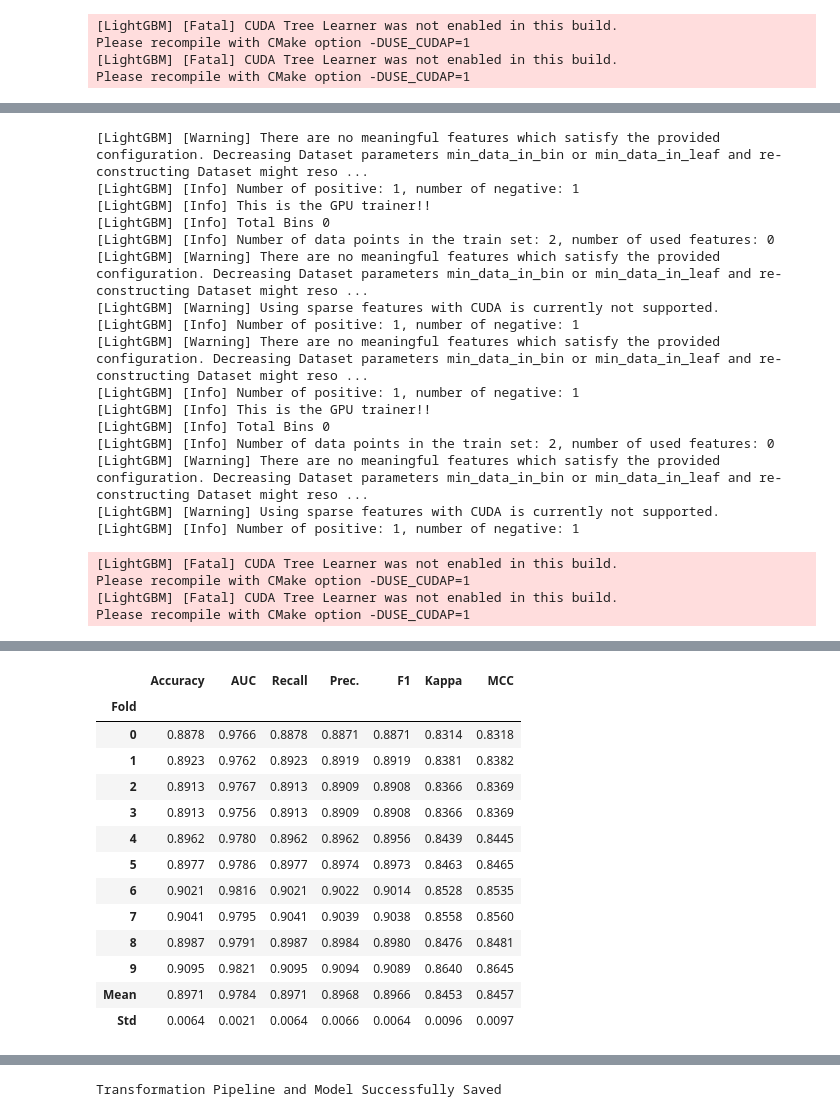
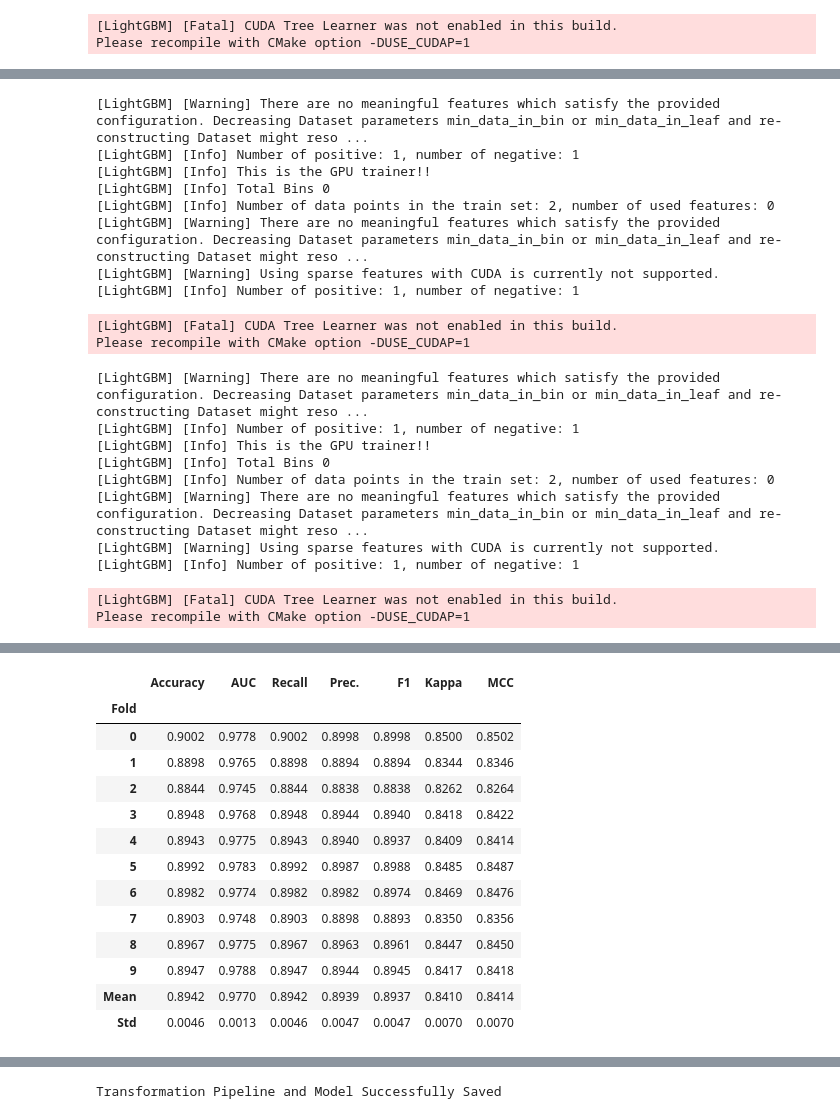
Before and after one commit to henokali1/trdr, a Jupyter notebook: ml/pycaret_classification.ipynb, the cells around one changed output, grey strips where cells are left out. Saved outputs shown, nothing was run; the diff lists cells and outputs as text; code cells hidden in the pictures.

```diff
--- a/ml/pycaret_classification.ipynb
+++ b/ml/pycaret_classification.ipynb
@@ -9,11 +9,11 @@ exp = ClassificationExperiment()
 data = pd.read_csv('../../data/dataset.csv')
 
 # shuffle the DataFrame rows
-data = data.sample(frac = 1)
+# data = data.sample(frac = 1)
 data.head()
 
 s = setup(data, target = 'signal', session_id = 123, use_gpu=True)
-# best = compare_models(include=['lightgbm', 'rf'], exclude=['gbc'])
+# best = compare_models(exclude=['gbc'])
 best = create_model(LGBMClassifier())
 # %% [output]
 [LightGBM] [Warning] There are no meaningful features which satisfy the provided configuration. Decreasing Dataset parameters min_data_in_bin or min_data_in_leaf and re-constructing Dataset might reso ...
@@ -60,7 +54,5 @@ Please recompile with CMake option -DUSE_CUDAP=1
 [LightGBM] [Fatal] CUDA Tree Learner was not enabled in this build.
 Please recompile with CMake option -DUSE_CUDAP=1
-[LightGBM] [Fatal] CUDA Tree Learner was not enabled in this build.
-Please recompile with CMake option -DUSE_CUDAP=1
 |  | Description | Value |
 | 0 | Session id | 123 |
 | 1 | Target | signal |
@@ -81,38 +73,38 @@ Please recompile with CMake option -DUSE_CUDAP=1
 [LightGBM] [Warning] There are no meaningful features which satisfy the provided configuration. Decreasing Dataset parameters min_data_in_bin or min_data_in_leaf and re-constructing Dataset might reso ...
 [LightGBM] [Info] Number of positive: 1, number of negative: 1
 [LightGBM] [Info] This is the GPU trainer!!
 [LightGBM] [Info] Total Bins 0
 [LightGBM] [Info] Number of data points in the train set: 2, number of used features: 0
 [LightGBM] [Warning] There are no meaningful features which satisfy the provided configuration. Decreasing Dataset parameters min_data_in_bin or min_data_in_leaf and re-constructing Dataset might reso ...
 [LightGBM] [Warning] Using sparse features with CUDA is currently not supported.
 [LightGBM] [Info] Number of positive: 1, number of negative: 1
-[LightGBM] [Warning] There are no meaningful features which satisfy the provided configuration. Decreasing Dataset parameters min_data_in_bin or min_data_in_leaf and re-constructing Dataset might reso ...
-[LightGBM] [Info] Number of positive: 1, number of negative: 1
-[LightGBM] [Info] This is the GPU trainer!!
-[LightGBM] [Info] Total Bins 0
-[LightGBM] [Info] Number of data points in the train set: 2, number of used features: 0
-[LightGBM] [Warning] There are no meaningful features which satisfy the provided configuration. Decreasing Dataset parameters min_data_in_bin or min_data_in_leaf and re-constructing Dataset might reso ...
-[LightGBM] [Warning] Using sparse features with CUDA is currently not supported.
-[LightGBM] [Info] Number of positive: 1, number of negative: 1
 [LightGBM] [Fatal] CUDA Tree Learner was not enabled in this build.
 Please recompile with CMake option -DUSE_CUDAP=1
-[LightGBM] [Fatal] CUDA Tree Learner was not enabled in this build.
-Please recompile with CMake option -DUSE_CUDAP=1
+[LightGBM] [Warning] There are no meaningful features which satisfy the provided configuration. Decreasing Dataset parameters min_data_in_bin or min_data_in_leaf and re-constructing Dataset might reso ...
+[LightGBM] [Info] Number of positive: 1, number of negative: 1
+[LightGBM] [Info] This is the GPU trainer!!
+[LightGBM] [Info] Total Bins 0
+[LightGBM] [Info] Number of data points in the train set: 2, number of used features: 0
+[LightGBM] [Warning] There are no meaningful features which satisfy the provided configuration. Decreasing Dataset parameters min_data_in_bin or min_data_in_leaf and re-constructing Dataset might reso ...
+[LightGBM] [Warning] Using sparse features with CUDA is currently not supported.
+[LightGBM] [Info] Number of positive: 1, number of negative: 1
+[LightGBM] [Fatal] CUDA Tree Learner was not enabled in this build.
+Please recompile with CMake option -DUSE_CUDAP=1
 [interactive output not drawn]
 |  | Accuracy | AUC | Recall | Prec. | F1 | Kappa | MCC |
 | Fold |  |  |  |  |  |  |  |
-| 0 | 0.8878 | 0.9766 | 0.8878 | 0.8871 | 0.8871 | 0.8314 | 0.8318 |
-| 1 | 0.8923 | 0.9762 | 0.8923 | 0.8919 | 0.8919 | 0.8381 | 0.8382 |
-| 2 | 0.8913 | 0.9767 | 0.8913 | 0.8909 | 0.8908 | 0.8366 | 0.8369 |
-| 3 | 0.8913 | 0.9756 | 0.8913 | 0.8909 | 0.8908 | 0.8366 | 0.8369 |
-| 4 | 0.8962 | 0.9780 | 0.8962 | 0.8962 | 0.8956 | 0.8439 | 0.8445 |
-| 5 | 0.8977 | 0.9786 | 0.8977 | 0.8974 | 0.8973 | 0.8463 | 0.8465 |
-| 6 | 0.9021 | 0.9816 | 0.9021 | 0.9022 | 0.9014 | 0.8528 | 0.8535 |
-| 7 | 0.9041 | 0.9795 | 0.9041 | 0.9039 | 0.9038 | 0.8558 | 0.8560 |
-| 8 | 0.8987 | 0.9791 | 0.8987 | 0.8984 | 0.8980 | 0.8476 | 0.8481 |
-| 9 | 0.9095 | 0.9821 | 0.9095 | 0.9094 | 0.9089 | 0.8640 | 0.8645 |
-| Mean | 0.8971 | 0.9784 | 0.8971 | 0.8968 | 0.8966 | 0.8453 | 0.8457 |
-| Std | 0.0064 | 0.0021 | 0.0064 | 0.0066 | 0.0064 | 0.0096 | 0.0097 |
+| 0 | 0.9002 | 0.9778 | 0.9002 | 0.8998 | 0.8998 | 0.8500 | 0.8502 |
+| 1 | 0.8898 | 0.9765 | 0.8898 | 0.8894 | 0.8894 | 0.8344 | 0.8346 |
+| 2 | 0.8844 | 0.9745 | 0.8844 | 0.8838 | 0.8838 | 0.8262 | 0.8264 |
+| 3 | 0.8948 | 0.9768 | 0.8948 | 0.8944 | 0.8940 | 0.8418 | 0.8422 |
+| 4 | 0.8943 | 0.9775 | 0.8943 | 0.8940 | 0.8937 | 0.8409 | 0.8414 |
+| 5 | 0.8992 | 0.9783 | 0.8992 | 0.8987 | 0.8988 | 0.8485 | 0.8487 |
+| 6 | 0.8982 | 0.9774 | 0.8982 | 0.8982 | 0.8974 | 0.8469 | 0.8476 |
+| 7 | 0.8903 | 0.9748 | 0.8903 | 0.8898 | 0.8893 | 0.8350 | 0.8356 |
+| 8 | 0.8967 | 0.9775 | 0.8967 | 0.8963 | 0.8961 | 0.8447 | 0.8450 |
+| 9 | 0.8947 | 0.9788 | 0.8947 | 0.8944 | 0.8945 | 0.8417 | 0.8418 |
+| Mean | 0.8942 | 0.9770 | 0.8942 | 0.8939 | 0.8937 | 0.8410 | 0.8414 |
+| Std | 0.0046 | 0.0013 | 0.0046 | 0.0047 | 0.0047 | 0.0070 | 0.0070 |
 # %%
 # plot confusion matrix
 plot_model(best, plot = 'confusion_matrix', plot_kwargs = {'percent': True})
```
Also changed, not shown: parts of 21 cells of this notebook, 1 other file.
